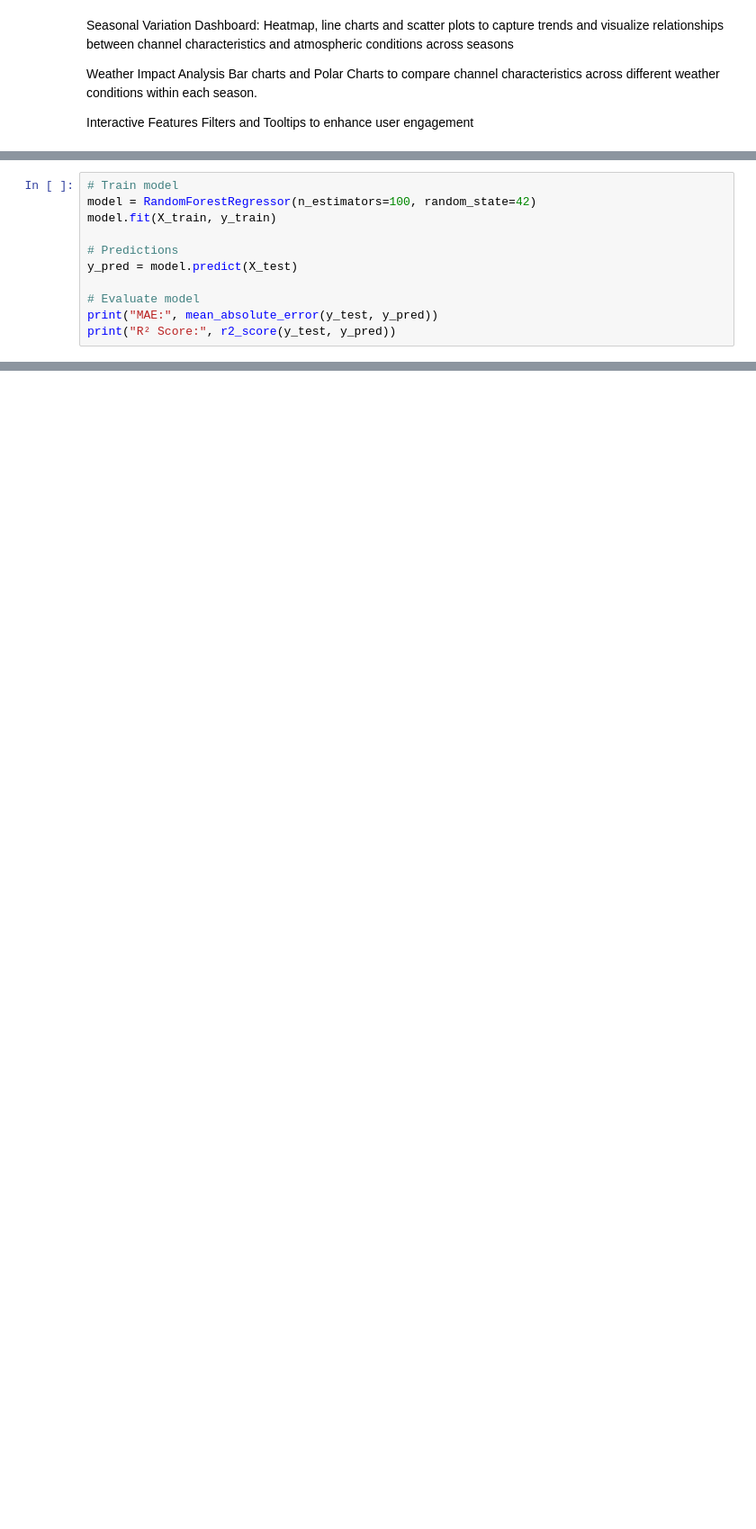
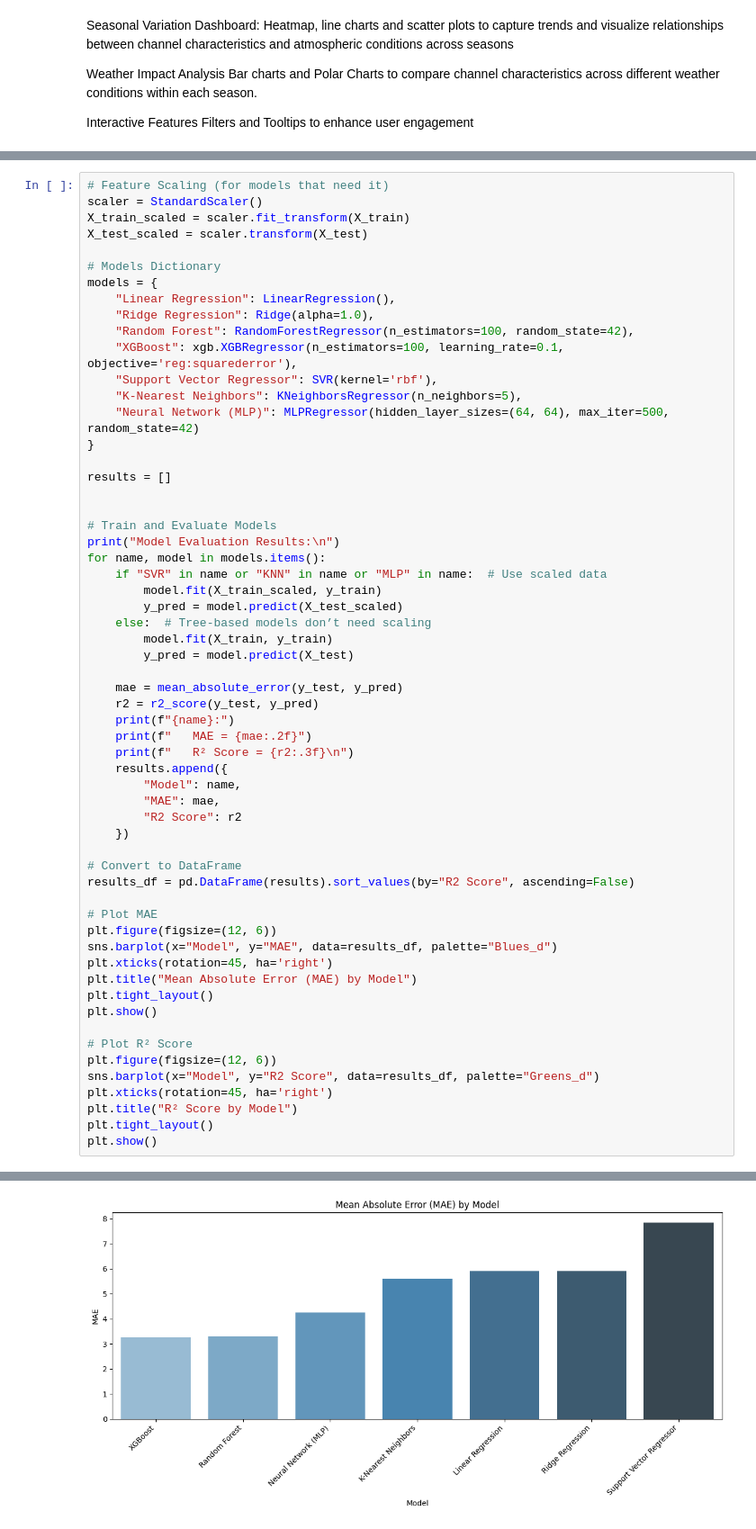
Before and after one commit to wahpiangle/data-viz-proj, a Jupyter notebook: viz.ipynb, the cells around one changed output, grey strips where cells are left out. Shown at 90% size. Cells and saved outputs as stored; diff of their text form; blank space fills up the shorter version.

```diff
--- a/viz.ipynb
+++ b/viz.ipynb
@@ -51,14 +72,3 @@ y = df["Path Loss (dB)"]
 
 # Split dataset
 X_train, X_test, y_train, y_test = train_test_split(X, y, test_size=0.2, random_state=42)
-# %%
-# Train model
-model = RandomForestRegressor(n_estimators=100, random_state=42)
-model.fit(X_train, y_train)
-
-# Predictions
-y_pred = model.predict(X_test)
-
-# Evaluate model
-print("MAE:", mean_absolute_error(y_test, y_pred))
-print("R² Score:", r2_score(y_test, y_pred))
@@ -67,0 +75,60 @@ R² Score: 0.8987015623188574
+# %%
+# Feature Scaling (for models that need it)
+scaler = StandardScaler()
+X_train_scaled = scaler.fit_transform(X_train)
+X_test_scaled = scaler.transform(X_test)
+
+# Models Dictionary
+models = {
+    "Linear Regression": LinearRegression(),
+    "Ridge Regression": Ridge(alpha=1.0),
+    "Random Forest": RandomForestRegressor(n_estimators=100, random_state=42),
+    "XGBoost": xgb.XGBRegressor(n_estimators=100, learning_rate=0.1, objective='reg:squarederror'),
+    "Support Vector Regressor": SVR(kernel='rbf'),
+    "K-Nearest Neighbors": KNeighborsRegressor(n_neighbors=5),
+    "Neural Network (MLP)": MLPRegressor(hidden_layer_sizes=(64, 64), max_iter=500, random_state=42)
+}
+
+results = []
+
+
+# Train and Evaluate Models
+print("Model Evaluation Results:\n")
+for name, model in models.items():
+    if "SVR" in name or "KNN" in name or "MLP" in name:  # Use scaled data
+        model.fit(X_train_scaled, y_train)
+        y_pred = model.predict(X_test_scaled)
+    else:  # Tree-based models don’t need scaling
+        model.fit(X_train, y_train)
+        y_pred = model.predict(X_test)
+
+    mae = mean_absolute_error(y_test, y_pred)
+    r2 = r2_score(y_test, y_pred)
+    print(f"{name}:")
+    print(f"   MAE = {mae:.2f}")
+    print(f"   R² Score = {r2:.3f}\n")
+    results.append({
+        "Model": name,
+        "MAE": mae,
+        "R2 Score": r2
+    })
+
+# Convert to DataFrame
+results_df = pd.DataFrame(results).sort_values(by="R2 Score", ascending=False)
+
+# Plot MAE
+plt.figure(figsize=(12, 6))
+sns.barplot(x="Model", y="MAE", data=results_df, palette="Blues_d")
+plt.xticks(rotation=45, ha='right')
+plt.title("Mean Absolute Error (MAE) by Model")
+plt.tight_layout()
+plt.show()
+
+# Plot R² Score
+plt.figure(figsize=(12, 6))
+sns.barplot(x="Model", y="R2 Score", data=results_df, palette="Greens_d")
+plt.xticks(rotation=45, ha='right')
+plt.title("R² Score by Model")
+plt.tight_layout()
+plt.show()
+# %% [output]
@@ -67,0 +155 @@ R² Score: 0.8987015623188574
+[figure, added]
```
Also changed, not shown: parts of 5 cells of this notebook, 3 other files.
